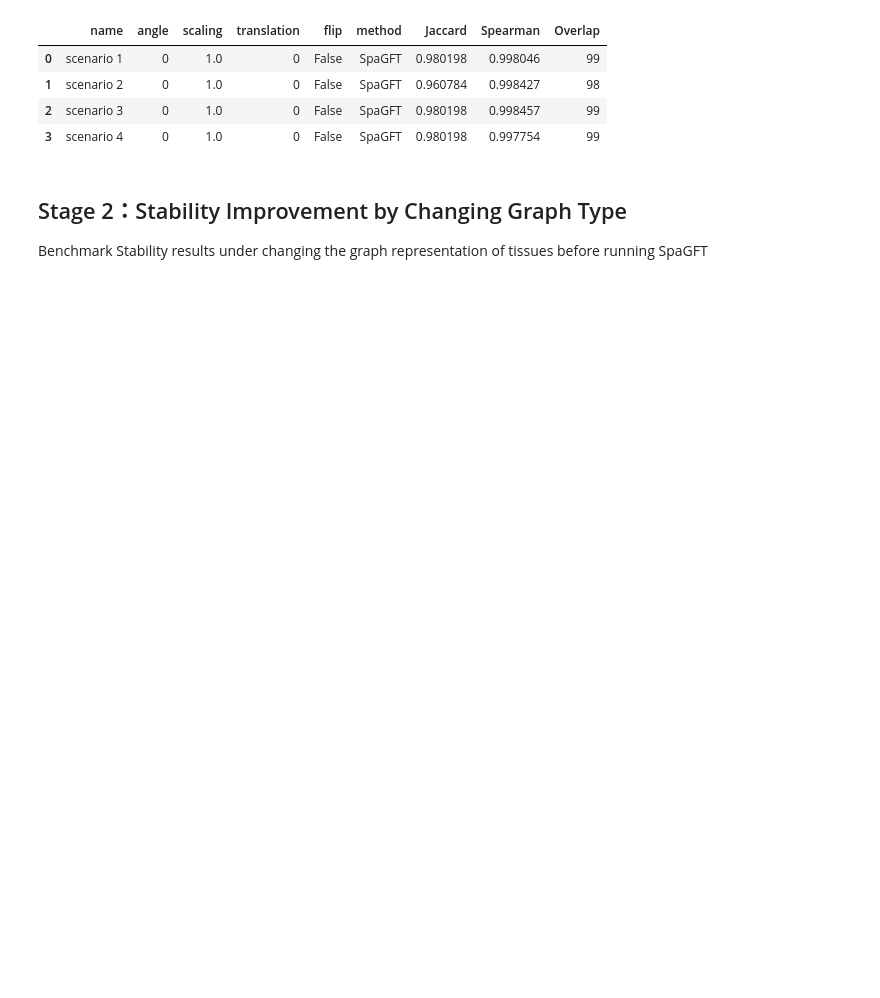
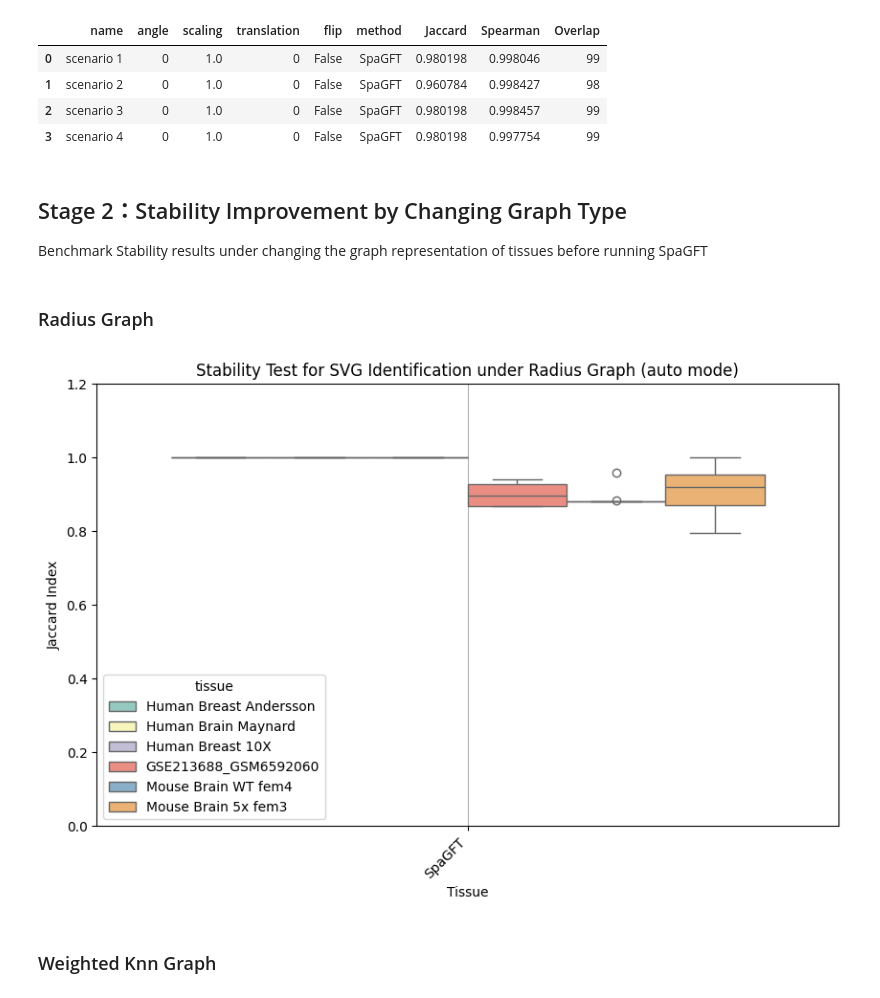
Before and after one commit to MoshenhavIsrael/SpaGFT-Research, a Jupyter notebook: code/show_workflow.ipynb, the cells around one changed output. Cells and saved outputs as stored; diff of their text form; code cells hidden in the pictures; blank space fills up the shorter version.

Commit message:
Add graph construction management

```diff
--- a/code/show_workflow.ipynb
+++ b/code/show_workflow.ipynb
@@ -163,3 +170,33 @@ no_transformation_results
 # %% [markdown]
 ## Stage 2：Stability Improvement by Changing Graph Type
 Benchmark Stability results under changing the graph representation of tissues before running SpaGFT
+# %% [markdown]
+### Radius Graph
+# %%
+graph_params = {
+    'method': 'radius',
+    'n_neighbors': 6,
+    'radius': 'auto',
+    'weighting_scheme': 'binary',
+    'kernel_width': 1.0
+}
+# %%
+stage_1_results = {}
+# Loop over tissues
+for slide_id, slide_param in tissue_dict.items():
+    # Run stability test for the default scenarios
+    stage_1_results[slide_param['name']] = s1.run_stability_test(
+         slide_id=slide_id,
+         tech=slide_param['tech'],
+         methods_to_test="SpaGFT",
+         graph_params=graph_params,
+         use_saved_baseline=False,
+         save_results=False,
+         restrict_logs=True
+    )
+# %%
+plot_stage1_along_samples(stage_1_results, 'Stability Test for SVG Identification under Radius Graph (auto mode)')
+# %% [output]
+[figure, added]
+# %% [markdown]
+### Weighted Knn Graph
```
Also changed, not shown: parts of 9 cells of this notebook, 2 other files.
